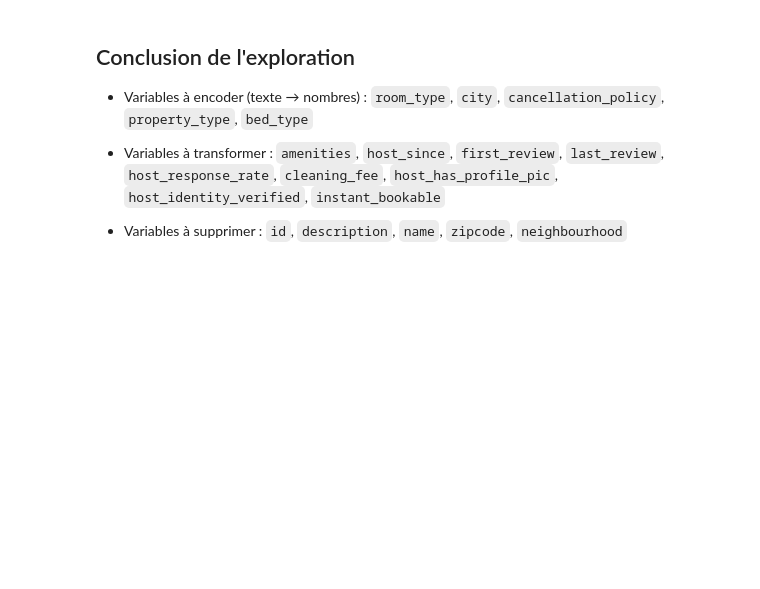
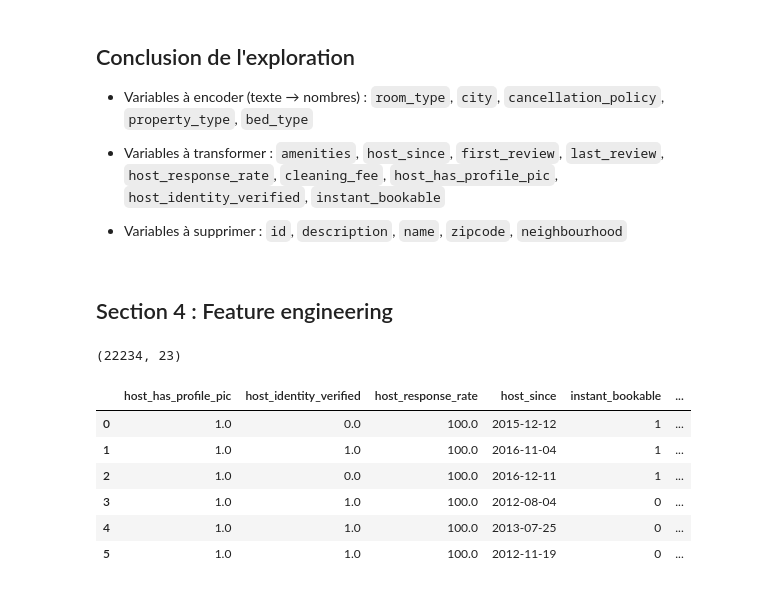
Before and after one commit to Annie-K73/Airbnb_prediction, a Jupyter notebook: NoteBook.ipynb, the cells around one changed output. Cells and saved outputs as stored; diff of their text form; code cells hidden in the pictures; blank space fills up the shorter version.

```diff
--- a/NoteBook.ipynb
+++ b/NoteBook.ipynb
@@ -197,3 +185,34 @@ Cette variable sera donc à conservée par la suite.
 ``host_identity_verified``, ``instant_bookable``
 
 - Variables à supprimer : ``id``, ``description``, ``name``, ``zipcode``, ``neighbourhood``
+# %% [markdown]
+## Section 4 : Feature engineering
+# %%
+# Suppresion des colonnes inutiles
+df = df.drop(columns=['id', 'description', 'name', 'zipcode', 'neighbourhood'])
+df.shape
+# %% [output]
+(22234, 23)
+# %%
+# Remplissage des valeurs manquantes
+# Numériques ==> médiane
+for col in ['bathrooms', 'bedrooms', 'beds', 'review_scores_rating']:
+    df[col] = df[col].fillna(df[col].median())
+
+# host_response_rate : enlever le % puis médiane
+df['host_response_rate'] = df['host_response_rate'].str.replace('%', '').astype(float)
+df['host_response_rate'] = df['host_response_rate'].fillna(df['host_response_rate'].median())
+# %%
+# Conversion des valeurs booléennes informelles
+for col in ['host_has_profile_pic', 'host_identity_verified', 'instant_bookable']:
+    df[col] = df[col].map({'t': 1, 'f': 0, True: 1, False: 0})
+
+df.iloc[0:6,11:18]
+# %% [output]
+|  | host_has_profile_pic | host_identity_verified | host_response_rate | host_since | instant_bookable | ... |
+| 0 | 1.0 | 0.0 | 100.0 | 2015-12-12 | 1 | ... |
+| 1 | 1.0 | 1.0 | 100.0 | 2016-11-04 | 1 | ... |
+| 2 | 1.0 | 0.0 | 100.0 | 2016-12-11 | 1 | ... |
+| 3 | 1.0 | 1.0 | 100.0 | 2012-08-04 | 0 | ... |
+| 4 | 1.0 | 1.0 | 100.0 | 2013-07-25 | 0 | ... |
+| 5 | 1.0 | 1.0 | 100.0 | 2012-11-19 | 0 | ... |
```
Also changed, not shown: parts of 8 cells of this notebook, 1 other file.
